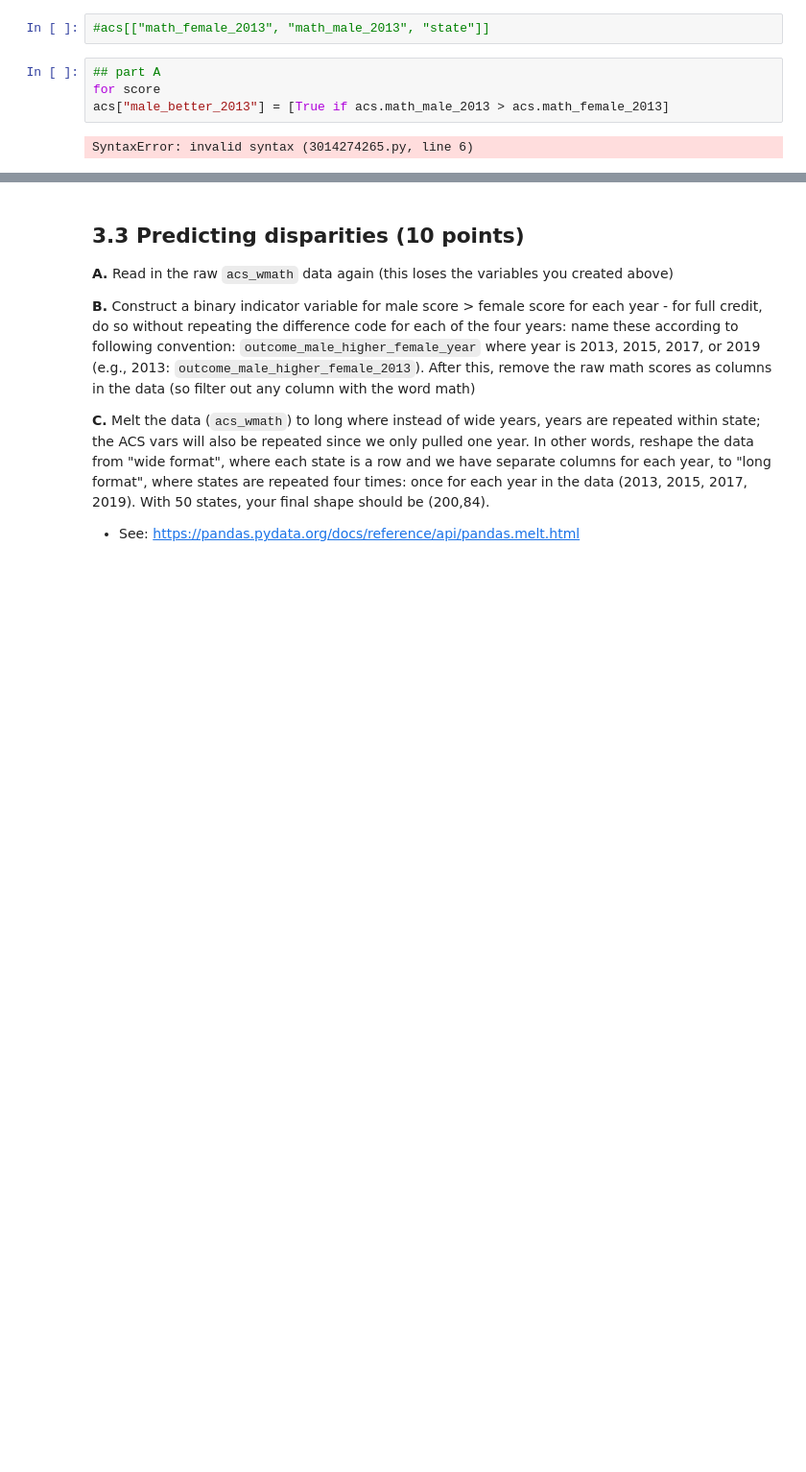
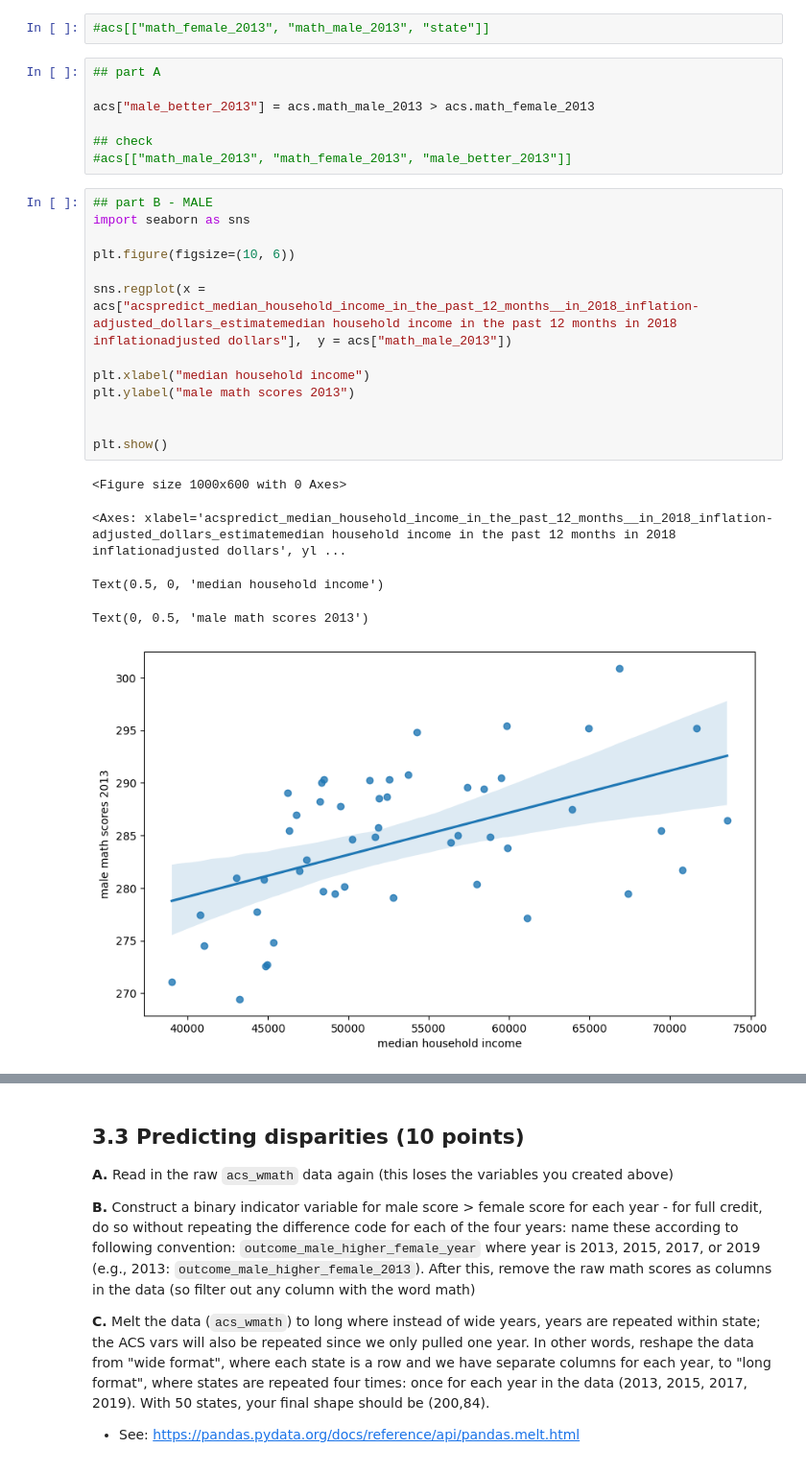
Before and after one commit to ellascarola/QSS20_S25, a Jupyter notebook: problemsets/pset4/pset4_blank-Copy1.ipynb, the cells around one changed output, grey strips where cells are left out. Shown at 96% size. Drawn from its saved outputs; the diff is of its cells as text; blank space fills up the shorter version.

```diff
--- a/problemsets/pset4/pset4_blank-Copy1.ipynb
+++ b/problemsets/pset4/pset4_blank-Copy1.ipynb
@@ -692,7 +775,27 @@ Documentation: https://numpy.org/doc/stable/reference/generated/numpy.corrcoef.h
 #acs[["math_female_2013", "math_male_2013", "state"]]
 # %%
 ## part A
-for score
-acs["male_better_2013"] = [True if acs.math_male_2013 > acs.math_female_2013]
+
+acs["male_better_2013"] = acs.math_male_2013 > acs.math_female_2013
+
+## check
+#acs[["math_male_2013", "math_female_2013", "male_better_2013"]]
-# %% [output]
-SyntaxError: invalid syntax (3014274265.py, line 6)
+# %%
+## part B - MALE
+import seaborn as sns
+
+plt.figure(figsize=(10, 6))
+
+sns.regplot(x = acs["acspredict_median_household_income_in_the_past_12_months__in_2018_inflation-adjusted_dollars_estimatemedian household income in the past 12 months in 2018 inflationadjusted dollars"],  y = acs["math_male_2013"])
+
+plt.xlabel("median household income")
+plt.ylabel("male math scores 2013")
+
+
+plt.show()
+# %% [output]
+<Figure size 1000x600 with 0 Axes>
+<Axes: xlabel='acspredict_median_household_income_in_the_past_12_months__in_2018_inflation-adjusted_dollars_estimatemedian household income in the past 12 months in 2018 inflationadjusted dollars', yl ...
+Text(0.5, 0, 'median household income')
+Text(0, 0.5, 'male math scores 2013')
+[figure, added]
```
Also changed, not shown: parts of 24 cells of this notebook.
